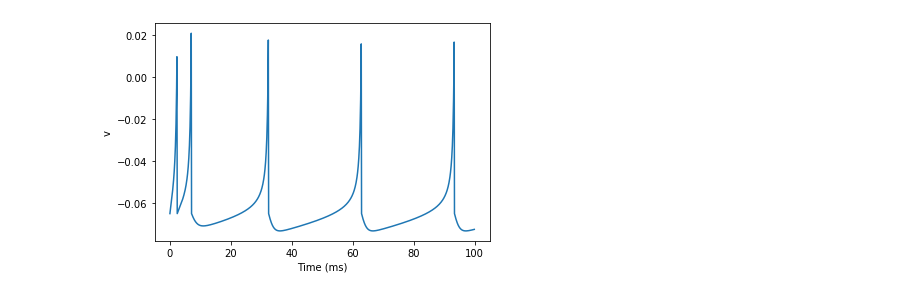
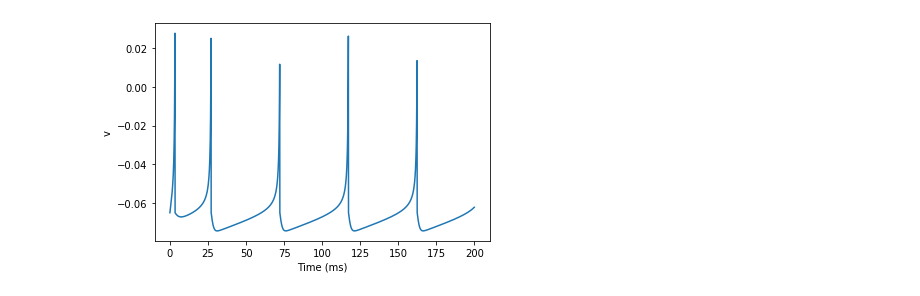
Before and after one commit to initega/izhikevich-mlnn, a Jupyter notebook: izhikevich.ipynb, the cells around one changed output. Cells and saved outputs as stored; diff of their text form; code cells hidden in the pictures.

```diff
--- a/izhikevich.ipynb
+++ b/izhikevich.ipynb
@@ -2,12 +2,12 @@
 from brian2 import *
 from scipy import stats
 # %%
-def model(a_p = 0.02, b_p = 0.2, c_p = -65, d_p = 8, I_p = 15, neurons = 1, duration = 100*ms):
+def model(a_p = 0.02, b_p = 0.2, c_p = -65, d_p = 8, I = 15, neurons = 1, duration = 100*ms):
     start_scope()
 
     b = b_p/ms
     c = c_p * mV
-    I = I_p*mV/ms
+    I = I*mV/ms
 
 
     #Neuronal equations of the Izhikevich-neuron
@@ -40,13 +40,15 @@ def model(a_p = 0.02, b_p = 0.2, c_p = -65, d_p = 8, I_p = 15, neurons = 1, dura
 
     return M
 # %%
-M = model()
+# RS
+
+M = model(I = 10, duration = 200*ms)
 
 figure
 plot(M.t/ms, M.v[0])
 xlabel('Time (ms)')
 ylabel('v');
 
 show()
 # %% [output]
-[figure, old version]
+[figure, new version]
```
Also changed, not shown: parts of 6 cells of this notebook.
